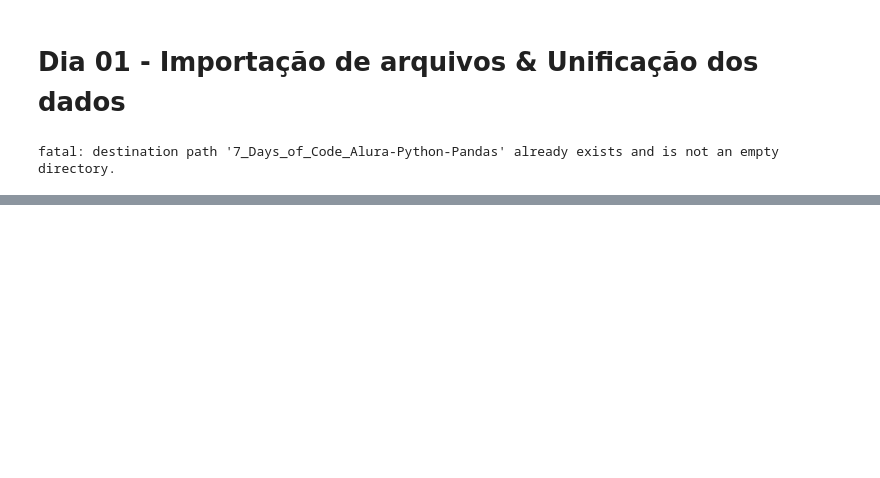
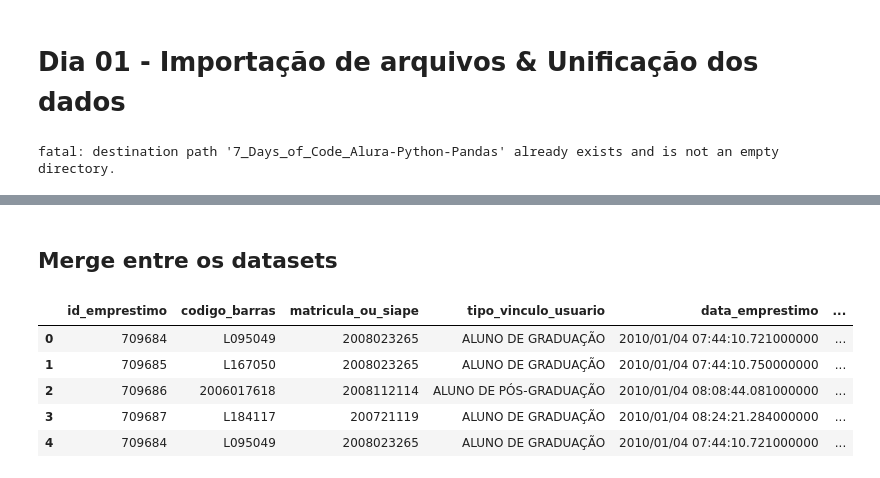
Before and after one commit to Pires1789/7daysofcode_acervo-biblioteca, a Jupyter notebook: Desafio7DaysofCode.ipynb, the cells around one changed output, grey strips where cells are left out. Drawn from its saved outputs; the diff is of its cells as text; code cells hidden in the pictures; blank space fills up the shorter version.

```diff
--- a/Desafio7DaysofCode.ipynb
+++ b/Desafio7DaysofCode.ipynb
@@ -127,0 +157,15 @@ df_emprestimos.head()
+# %%
+df_exemplares[['id_exemplar', 'registro_sistema']] = df_exemplares[['id_exemplar', 'registro_sistema']].astype(str)
+# %% [markdown]
+## Merge entre os datasets
+# %%
+df_merge = pd.merge(df_emprestimos, df_exemplares, on='codigo_barras', how='left')
+
+df_merge.head()
+# %% [output]
+|  | id_emprestimo | codigo_barras | matricula_ou_siape | tipo_vinculo_usuario | data_emprestimo | ... |
+| 0 | 709684 | L095049 | 2008023265 | ALUNO DE GRADUAÇÃO | 2010/01/04 07:44:10.721000000 | ... |
+| 1 | 709685 | L167050 | 2008023265 | ALUNO DE GRADUAÇÃO | 2010/01/04 07:44:10.750000000 | ... |
+| 2 | 709686 | 2006017618 | 2008112114 | ALUNO DE PÓS-GRADUAÇÃO | 2010/01/04 08:08:44.081000000 | ... |
+| 3 | 709687 | L184117 | 200721119 | ALUNO DE GRADUAÇÃO | 2010/01/04 08:24:21.284000000 | ... |
+| 4 | 709684 | L095049 | 2008023265 | ALUNO DE GRADUAÇÃO | 2010/01/04 07:44:10.721000000 | ... |
```
Also changed, not shown: parts of 10 cells of this notebook.
